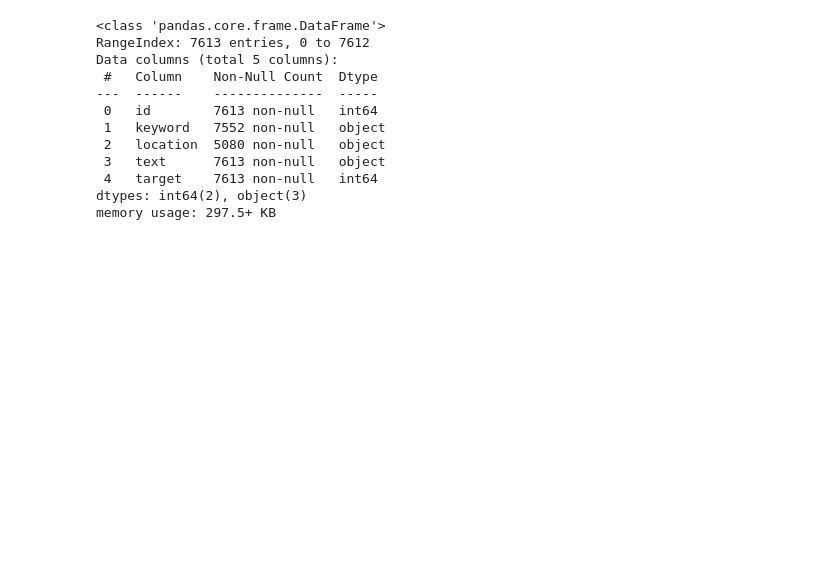
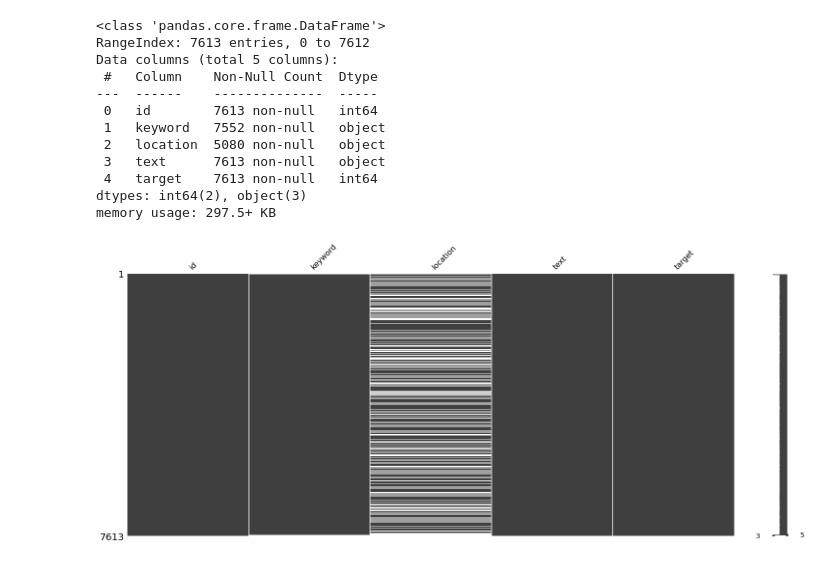
Before and after one commit to rghosh8/capstone-2, a Jupyter notebook: notebooks/sprint.ipynb, the cells around one changed output. Cells and saved outputs as stored; diff of their text form; code cells hidden in the pictures; blank space fills up the shorter version.

```diff
--- a/notebooks/sprint.ipynb
+++ b/notebooks/sprint.ipynb
@@ -102,3 +109,8 @@ Data columns (total 5 columns):
  4   target    7613 non-null   int64
 dtypes: int64(2), object(3)
 memory usage: 297.5+ KB
+# %%
+msno.matrix(train)
+plt.savefig('../images/ms_train.png')
+# %% [output]
+[figure, added]
```
Also changed, not shown: parts of 4 cells of this notebook, 3 other files.
